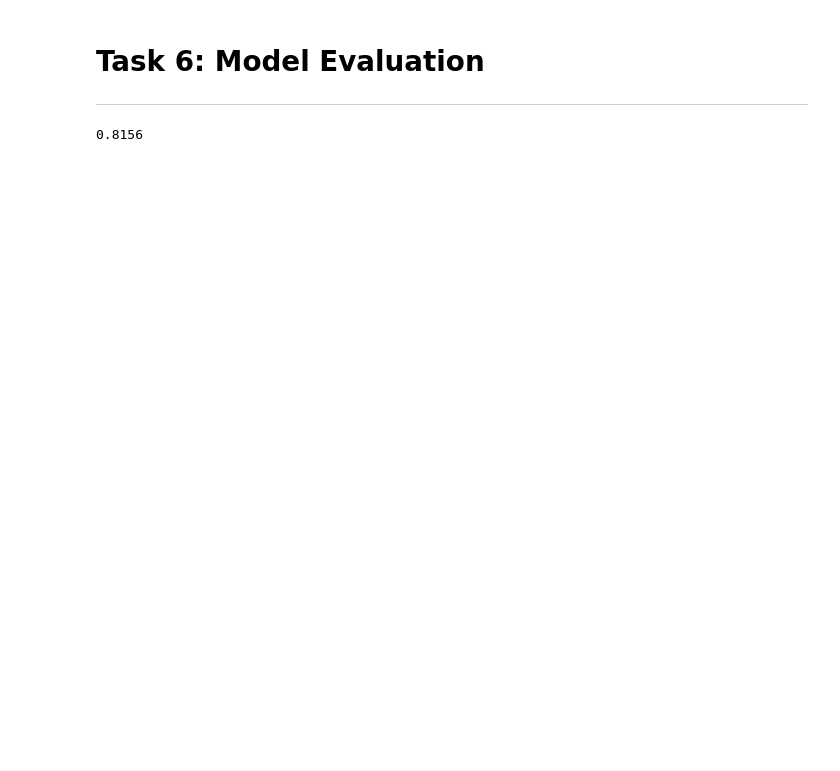
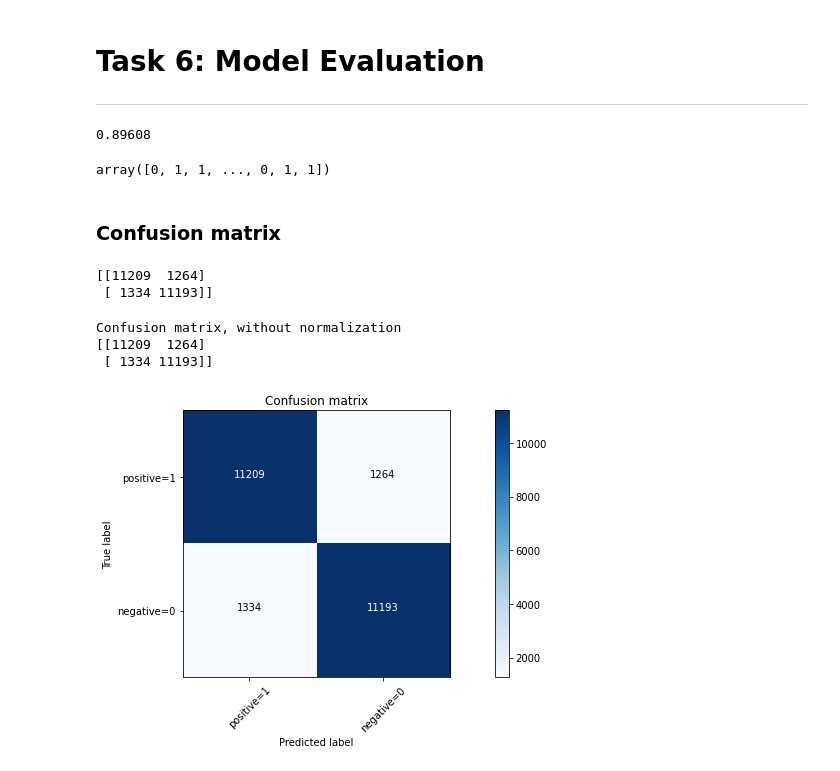
Before and after one commit to bryantanjw/IMDB_Sentiment_Analysis, a Jupyter notebook: IMDB_SentimentAnalysis.ipynb, the cells around one changed output. Drawn from its saved outputs; the diff is of its cells as text; code cells hidden in the pictures; blank space fills up the shorter version.

```diff
--- a/IMDB_SentimentAnalysis.ipynb
+++ b/IMDB_SentimentAnalysis.ipynb
@@ -72,7 +82,7 @@ preprocessor("This is a :) test :-( !")
 'this is a test :) :('
 # %%
 # preprocess data
-df['text'] = df['text'].apply(preprocessor)
+df['review'] = df['review'].apply(preprocessor)
 # %% [markdown]
 # Task 3: Tokenization
 ___
@@ -123,7 +133,7 @@ tfidf = TfidfVectorizer(strip_accents=None,
                          smooth_idf=True)
 
 y = df.sentiment.values
-X = tfidf.fit_transform(df.text)
+X = tfidf.fit_transform(df.review)
 # %% [markdown]
 # Task 5: Document Classification using Logistic Regression
 ___
@@ -133,7 +143,7 @@ import pickle
 from sklearn.linear_model import LogisticRegressionCV
 
 
-X_train, X_test, y_train, y_test = train_test_split(X, y, random_state=1, test_size=0.2, shuffle=False)
+X_train, X_test, y_train, y_test = train_test_split(X, y, random_state=1, test_size=0.5, shuffle=False)
 
 clf = LogisticRegressionCV(cv=5,
                            scoring='accuracy',
@@ -157,4 +167,66 @@ saved_clf = pickle.load(open(filename, 'rb'))
 # %%
 clf.score(X_test, y_test)
 # %% [output]
-0.8156
+0.89608
+# %%
+yhat = clf.predict(X_test)
+yhat
+# %% [output]
+array([0, 1, 1, ..., 0, 1, 1])
+# %% [markdown]
+### Confusion matrix
+# %%
+import matplotlib.pyplot as plt
+from sklearn.metrics import classification_report, confusion_matrix
+import itertools
+def plot_confusion_matrix(cm, classes,
+                          normalize=False,
+                          title='Confusion matrix',
+                          cmap=plt.cm.Blues):
+    """
+    This function prints and plots the confusion matrix.
+    Normalization can be applied by setting `normalize=True`.
+    """
+    if normalize:
+        cm = cm.astype('float') / cm.sum(axis=1)[:, np.newaxis]
+        print("Normalized confusion matrix")
+    else:
+        print('Confusion matrix, without normalization')
+
+    print(cm)
+
+    plt.imshow(cm, interpolation='nearest', cmap=cmap)
+    plt.title(title)
+    plt.colorbar()
+    tick_marks = np.arange(len(classes))
+    plt.xticks(tick_marks, classes, rotation=45)
+    plt.yticks(tick_marks, classes)
+
+    fmt = '.2f' if normalize else 'd'
+    thresh = cm.max() / 2.
+    for i, j in itertools.product(range(cm.shape[0]), range(cm.shape[1])):
+        plt.text(j, i, format(cm[i, j], fmt),
+                 horizontalalignment="center",
+                 color="white" if cm[i, j] > thresh else "black")
+
+    plt.tight_layout()
+    plt.ylabel('True label')
+    plt.xlabel('Predicted label')
+print(confusion_matrix(y_test, yhat, labels=[1,0]))
+# %% [output]
+[[11209  1264]
+ [ 1334 11193]]
+# %%
+# Compute confusion matrix
+cnf_matrix = confusion_matrix(y_test, yhat, labels=[1,0])
+np.set_printoptions(precision=2)
+
+
+# Plot non-normalized confusion matrix
+plt.figure(figsize=(13,5))
+plot_confusion_matrix(cnf_matrix, classes=['positive=1','negative=0'],normalize= False,  title='Confusion matrix')
+# %% [output]
+Confusion matrix, without normalization
+[[11209  1264]
+ [ 1334 11193]]
+[figure, added]
```
Also changed, not shown: parts of 4 cells of this notebook.
